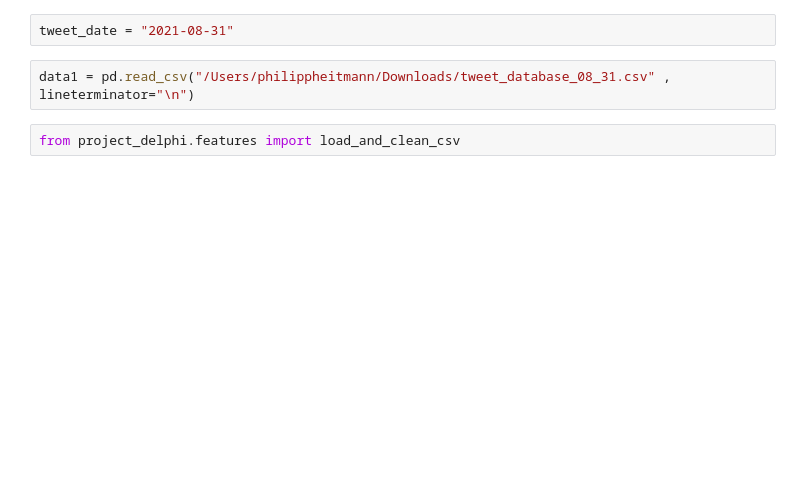
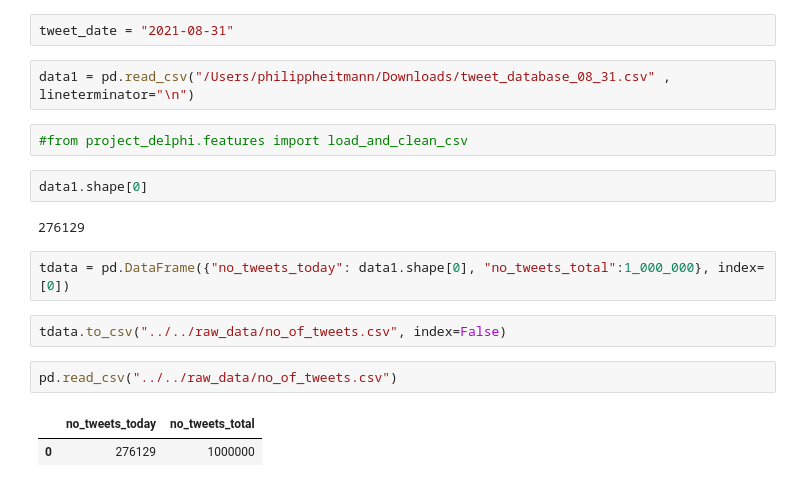
Before and after one commit to NicolasBuehringer/project_delphi, a Jupyter notebook: notebooks/04philipp/Untitled.ipynb, the cells around one changed output. Drawn from its saved outputs; the diff is of its cells as text; blank space fills up the shorter version.

```diff
--- a/notebooks/04philipp/Untitled.ipynb
+++ b/notebooks/04philipp/Untitled.ipynb
@@ -93,7 +195,20 @@ tweet_date = "2021-08-31"
 # %%
 data1 = pd.read_csv("/Users/philippheitmann/Downloads/tweet_database_08_31.csv" , lineterminator="\n")
 # %%
-from project_delphi.features import load_and_clean_csv
+#from project_delphi.features import load_and_clean_csv
+# %%
+data1.shape[0]
+# %% [output]
+276129
+# %%
+tdata = pd.DataFrame({"no_tweets_today": data1.shape[0], "no_tweets_total":1_000_000}, index=[0])
+# %%
+tdata.to_csv("../../raw_data/no_of_tweets.csv", index=False)
+# %%
+pd.read_csv("../../raw_data/no_of_tweets.csv")
+# %% [output]
+|  | no_tweets_today | no_tweets_total |
+| 0 | 276129 | 1000000 |
 # %%
 data = load_and_clean_csv(data1)
 # %% [output]
```
Also changed, not shown: parts of 17 cells of this notebook, 3 other files.
